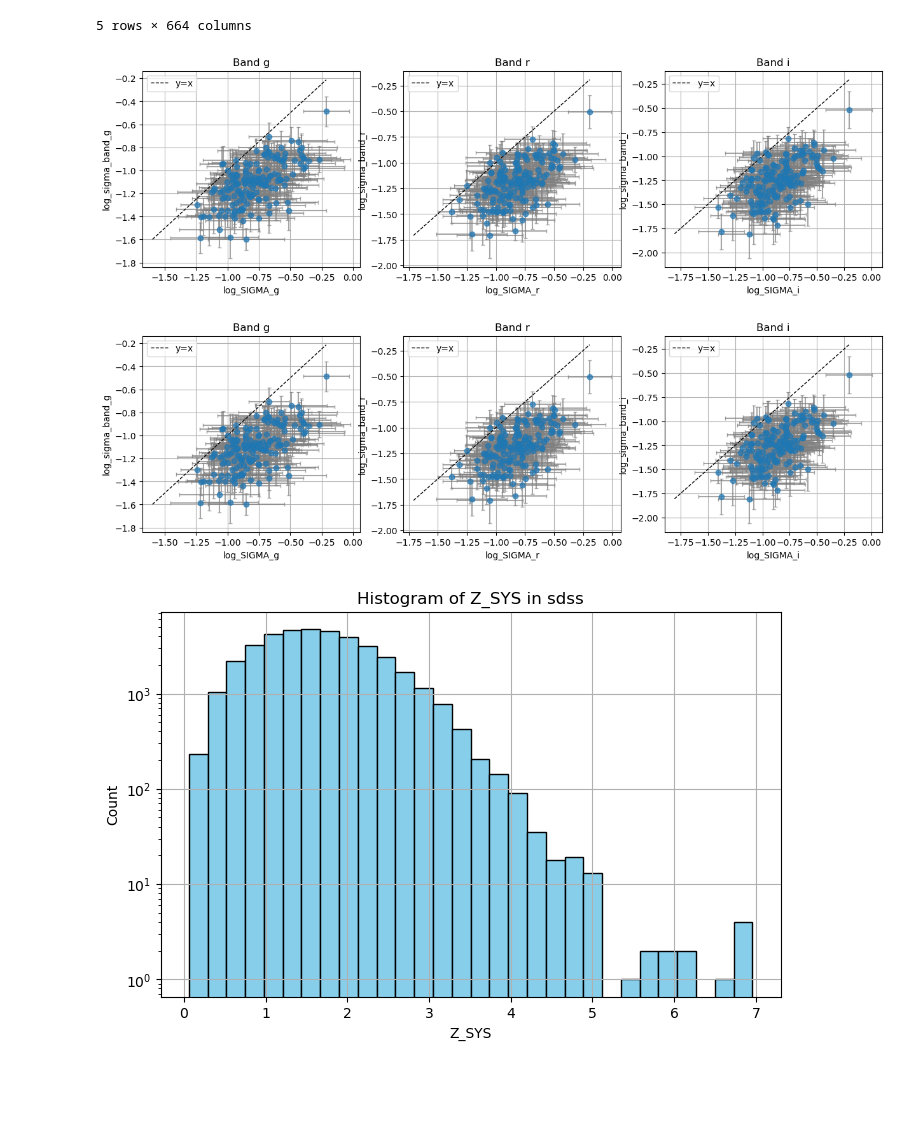
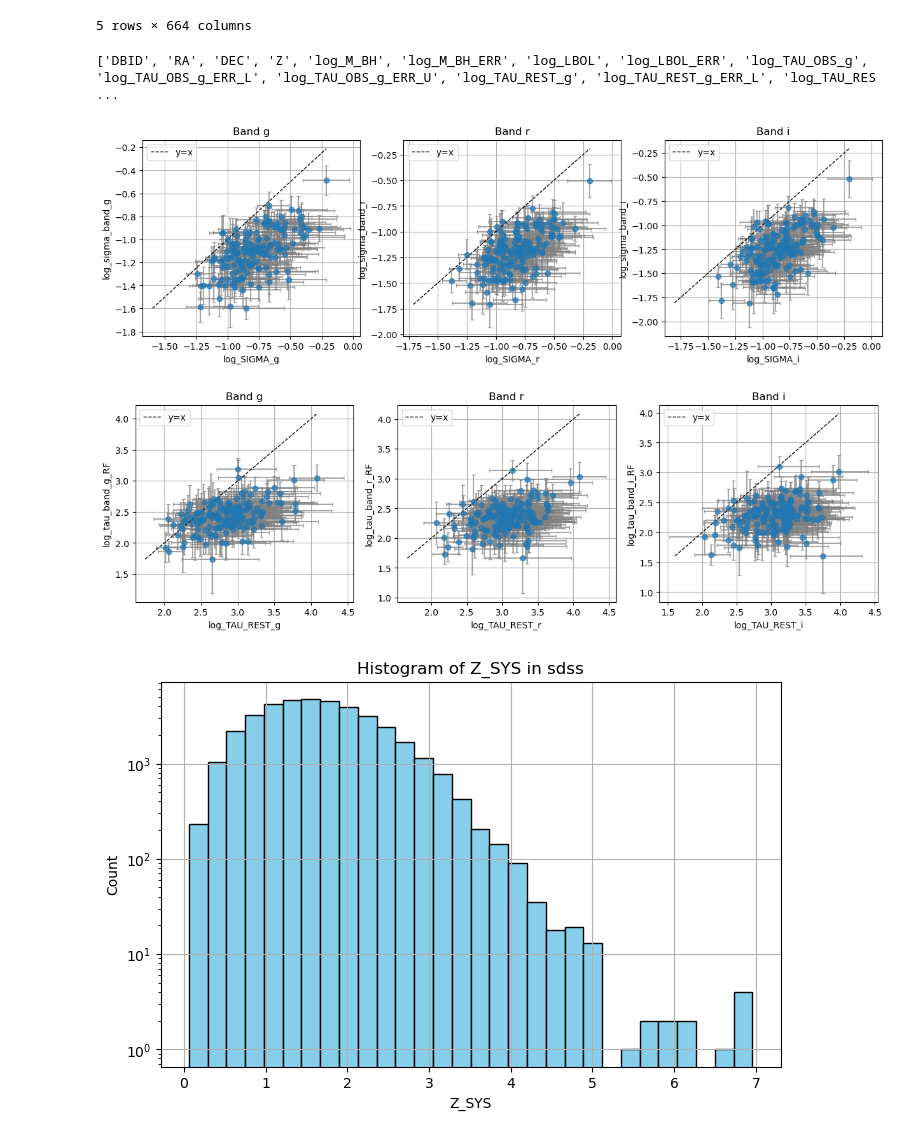
Before and after one commit to dutra/qvc, a Jupyter notebook: qvc/match_stone.ipynb, the cells around one changed output. Cells and saved outputs as stored; diff of their text form; code cells hidden in the pictures; blank space fills up the shorter version.

Commit message:
fix match stone plots

```diff
--- a/qvc/match_stone.ipynb
+++ b/qvc/match_stone.ipynb
@@ -33,6 +33,10 @@ Skipping data cuts as apply_cut is False.
 | 3 | 2562971 | 40.745869 | -0.177312 | 0.7327 | 7.906770 | 0.133784 | 45.285685 | 0.010724 | 2.746186 | ... |
 | 4 | 2478562 | 41.587959 | -0.031133 | 1.2944 | 9.023160 | 0.167938 | 46.671580 | 0.001797 | 3.949584 | ... |
 5 rows × 664 columns
+# %%
+print(list(merged_agn_stone.columns))
+# %% [output]
+['DBID', 'RA', 'DEC', 'Z', 'log_M_BH', 'log_M_BH_ERR', 'log_LBOL', 'log_LBOL_ERR', 'log_TAU_OBS_g', 'log_TAU_OBS_g_ERR_L', 'log_TAU_OBS_g_ERR_U', 'log_TAU_REST_g', 'log_TAU_REST_g_ERR_L', 'log_TAU_RES ...
 # %%
 import matplotlib.pyplot as plt
 
@@ -42,7 +46,7 @@ fig, axes = plt.subplots(1, 3, figsize=(15, 4), sharex=False, sharey=False)
 for ax, band in zip(axes, bands):
     x = merged_agn_stone[f'log_SIGMA_{band}']
     y = merged_agn_stone[f'log_sigma_band_{band}']
-    xerr = merged_agn_stone[f'log_SIGMA_{band}_ERR_U']
+    xerr = (merged_agn_stone[f'log_SIGMA_{band}_ERR_L'], merged_agn_stone[f'log_SIGMA_{band}_ERR_U'])
     yerr = merged_agn_stone[f'log_sigma_band_{band}_err']
     ax.errorbar(x, y, xerr=xerr, yerr=yerr, fmt='o', alpha=0.7, ecolor='gray', capsize=2)
     # Add y=x line
@@ -55,10 +59,30 @@ for ax, band in zip(axes, bands):
     ax.grid(True)
     ax.legend()
 # %% [output]
-[figure, old version]
+[figure, new version]
 # %%
+import matplotlib.pyplot as plt
+
+bands = ['g', 'r', 'i']
+fig, axes = plt.subplots(1, 3, figsize=(15, 4), sharex=False, sharey=False)
+
+for ax, band in zip(axes, bands):
+    x = merged_agn_stone[f'log_TAU_REST_{band}']
+    y = merged_agn_stone[f'log_tau_band_{band}_RF']
+    xerr = (merged_agn_stone[f'log_TAU_REST_{band}_ERR_L'], merged_agn_stone[f'log_TAU_REST_{band}_ERR_U'])
+    yerr = merged_agn_stone[f'log_tau_band_{band}_RF_err']
+    ax.errorbar(x, y, xerr=xerr, yerr=yerr, fmt='o', alpha=0.7, ecolor='gray', capsize=2)
+    # Add y=x line
+    xy_min = min(np.nanmin(x), np.nanmin(y))
+    xy_max = max(np.nanmax(x), np.nanmax(y))
+    ax.plot([xy_min, xy_max], [xy_min, xy_max], 'k--', lw=1, label='y=x')
+    ax.set_xlabel(f'log_TAU_REST_{band}')
+    ax.set_ylabel(f'log_tau_band_{band}_RF')
+    ax.set_title(f'Band {band}')
+    ax.grid(True)
+    ax.legend()
 # %% [output]
-[figure, old version]
+[figure, new version]
 # %%
 import numpy as np
 import pandas as pd
```
